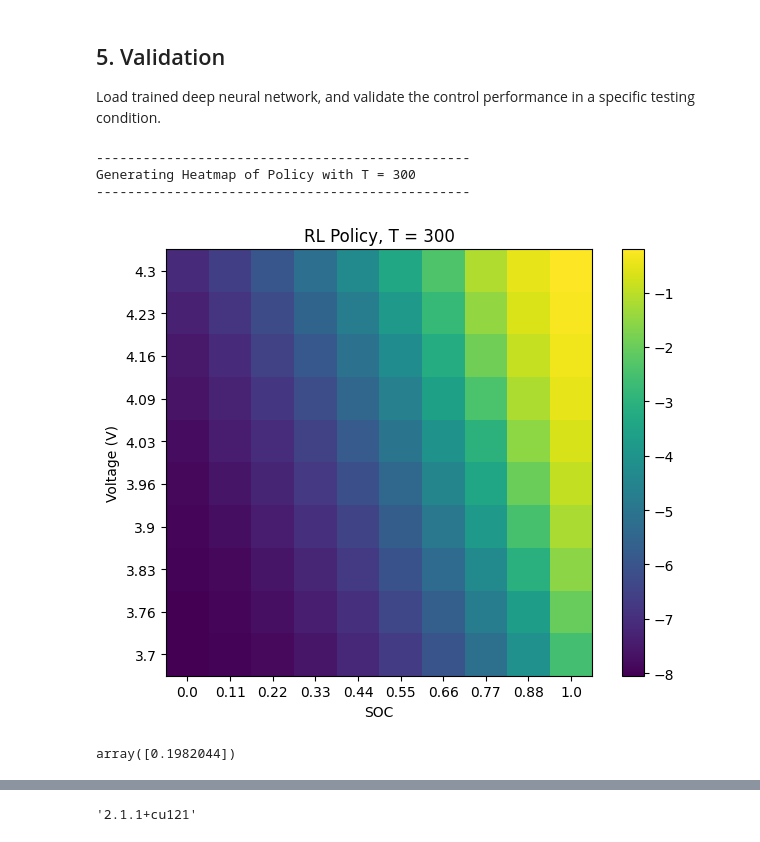
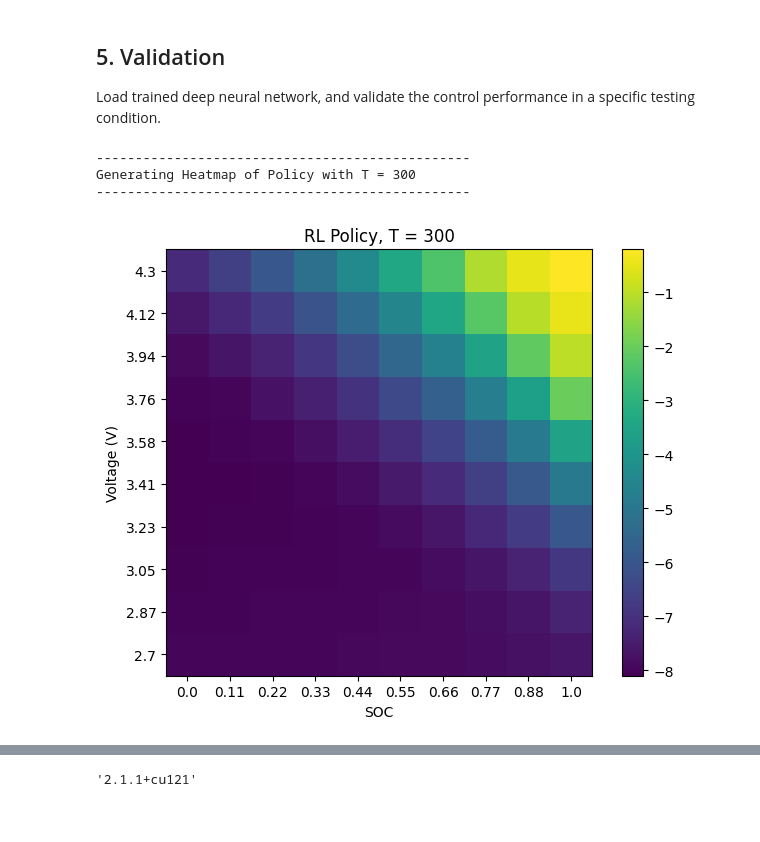
Before and after one commit to hovsept/RL-BATT-DDPG, a Jupyter notebook: OutputFeedback_RL/1_OutputFeedback_Analysis_Notebook.ipynb, the cells around one changed output, grey strips where cells are left out. Drawn from its saved outputs; the diff is of its cells as text; code cells hidden in the pictures.

```diff
--- a/OutputFeedback_RL/1_OutputFeedback_Analysis_Notebook.ipynb
+++ b/OutputFeedback_RL/1_OutputFeedback_Analysis_Notebook.ipynb
@@ -236,7 +236,7 @@ def policy_heatmap(agent, T = 300, max_current = -2.5*3.4, min_current = 0.):
     print("------------------------------------------------")
 
     SOC_grid = np.linspace(0,1,10)
-    V_grid = np.linspace(3.7,4.3,10)
+    V_grid = np.linspace(2.7,4.3,10)
 
     ACTION = np.zeros((len(SOC_grid)))
 
@@ -255,34 +255,34 @@ def policy_heatmap(agent, T = 300, max_current = -2.5*3.4, min_current = 0.):
 
     ACTION = ACTION[:-1]
 
     nx = SOC_grid.shape[0]
     no_labels_x = nx # how many labels to see on axis x
     step_x = int(nx / (no_labels_x - 1)) # step between consecutive labels
     x_positions = np.arange(0,nx,step_x) # pixel count at label position
 
     ny = V_grid.shape[0]
     no_labels_y = ny # how many labels to see on axis x
     step_y = int(ny / (no_labels_y - 1)) # step between consecutive labels
     y_positions = np.arange(0,ny,step_x) # pixel count at label position
 
 
     plt.imshow(ACTION, interpolation='nearest')
     plt.colorbar()
     plt.xticks(x_positions, np.trunc(100*SOC_grid)/100)
     plt.yticks(y_positions, np.trunc(100*np.flip(V_grid))/100)
     plt.tight_layout()
     plt.title('RL Policy, T = ' + str(T))
     plt.xlabel('SOC')
     plt.ylabel('Voltage (V)')
     plt.show()
     return ACTION
 
 ACTION = policy_heatmap(agent,T = 300)
 # %% [output]
 ------------------------------------------------
 Generating Heatmap of Policy with T = 300
 ------------------------------------------------
-[figure, old version]
+[figure, new version]
 # %%
 # Environment
 # settings['sample_time']=1
@@ -369,10 +369,6 @@ for t in range(10000):
 
     if done:
         break
-# %%
-min(env.out_phisn - env.out_phie[:99])
-# %% [output]
-array([0.1982044])
 # %%
 fig, ax1 = plt.subplots(figsize=(16,9))
 ax1.set_facecolor("white")
```
Also changed, not shown: parts of 6 cells of this notebook, 6 other files.
